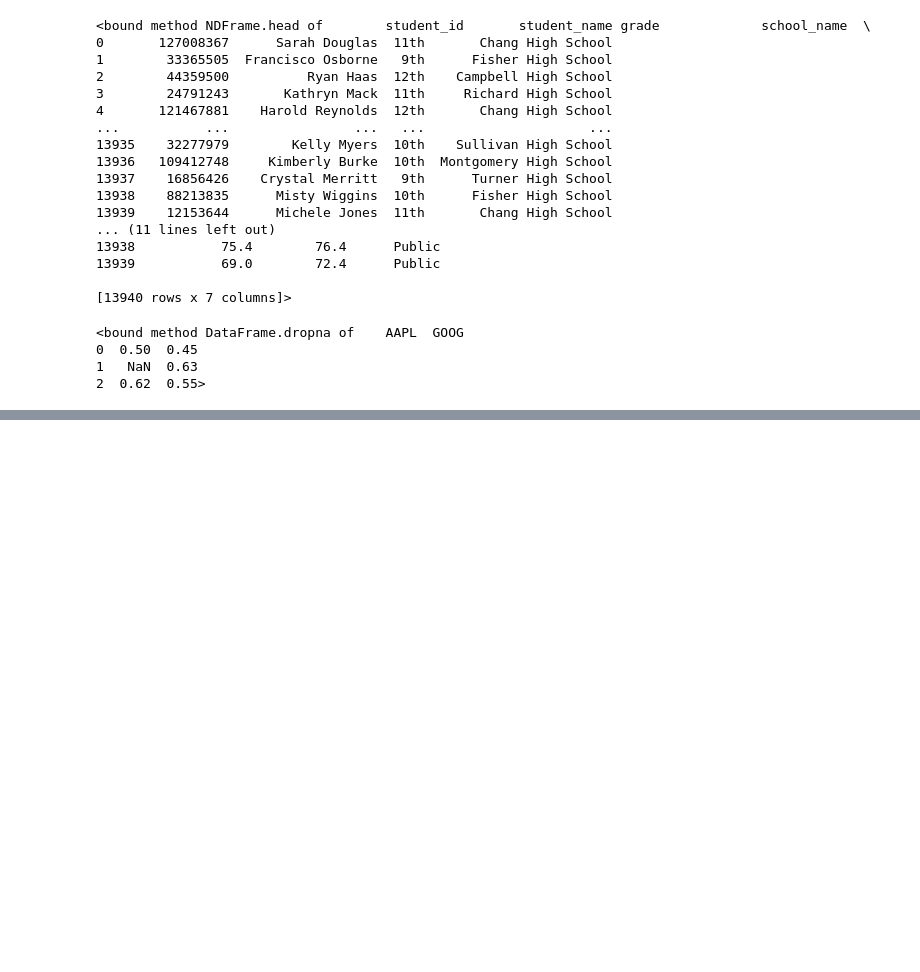
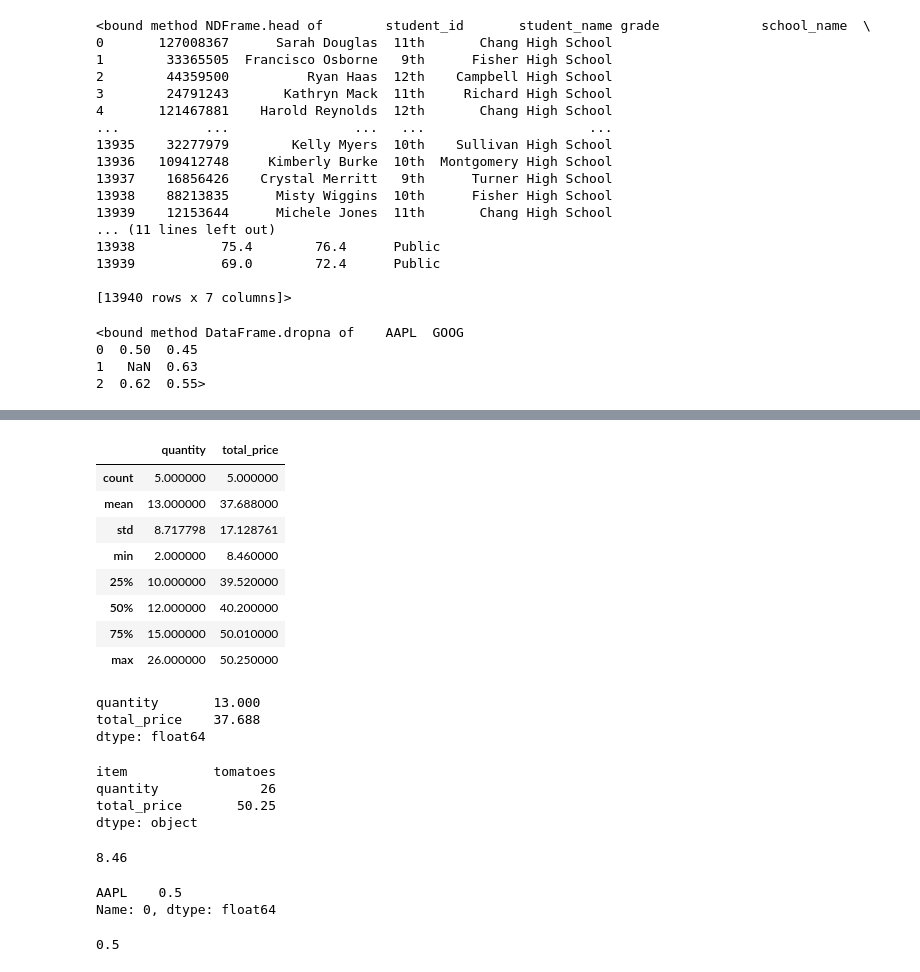
Before and after one commit to ShahZ-Khan/School_District_Analysis, a Jupyter notebook: pandas_practice.ipynb, the cells around one changed output, grey strips where cells are left out. Saved outputs shown, nothing was run; the diff lists cells and outputs as text; code cells hidden in the pictures; blank space fills up the shorter version.

```diff
--- a/pandas_practice.ipynb
+++ b/pandas_practice.ipynb
@@ -178,0 +179,5 @@ dtype: object
+# %%
+sales_df = pd.DataFrame({"item": ["tomatoes", "onions", "potatoes", "tomatoes", "mushrooms"],
+                "quantity": [15, 26, 10, 12, 2],
+                "total_price": [50.25, 39.52, 50.01, 40.20, 8.46]})
+sales_df.head()
@@ -178,0 +191,45 @@ dtype: object
+# %%
+sales_df.describe()
+# %% [output]
+|  | quantity | total_price |
+| count | 5.000000 | 5.000000 |
+| mean | 13.000000 | 37.688000 |
+| std | 8.717798 | 17.128761 |
+| min | 2.000000 | 8.460000 |
+| 25% | 10.000000 | 39.520000 |
+| 50% | 12.000000 | 40.200000 |
+| 75% | 15.000000 | 50.010000 |
+| max | 26.000000 | 50.250000 |
+# %%
+sales_df.mean()
+# %% [output]
+quantity       13.000
+total_price    37.688
+dtype: float64
+# %%
+sales_df.max()
+# %% [output]
+item           tomatoes
+quantity             26
+total_price       50.25
+dtype: object
+# %%
+min_price = sales_df["total_price"].min()
+min_price
+# %% [output]
+8.46
+# %%
+# Create a DataFrame
+aapl_returns = pd.DataFrame({"AAPL": [0.5, 0.56, 0.59, 0.52, 0.1]})
+
+# Select the first row using iloc
+aapl_returns.iloc[0]
+# %% [output]
+AAPL    0.5
+Name: 0, dtype: float64
+# %%
+aapl_returns = [0.5, 0.56, 0.59, 0.52, 0.1]
+first_item = aapl_returns[0]
+first_item
+# %% [output]
+0.5
```
Also changed, not shown: parts of 33 cells of this notebook.
